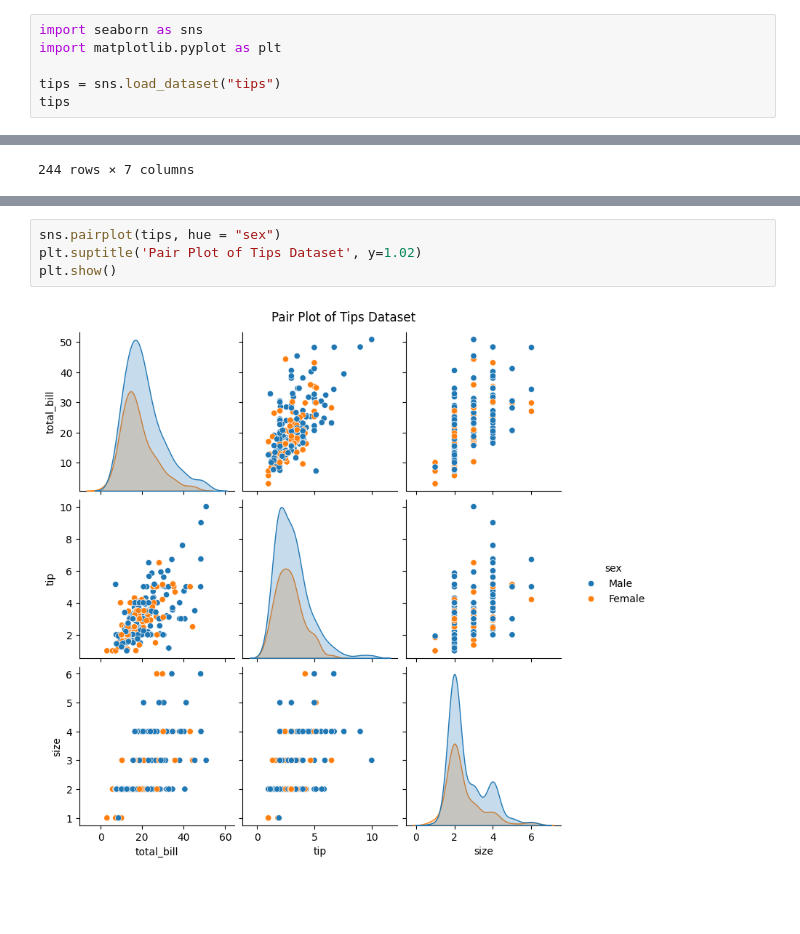
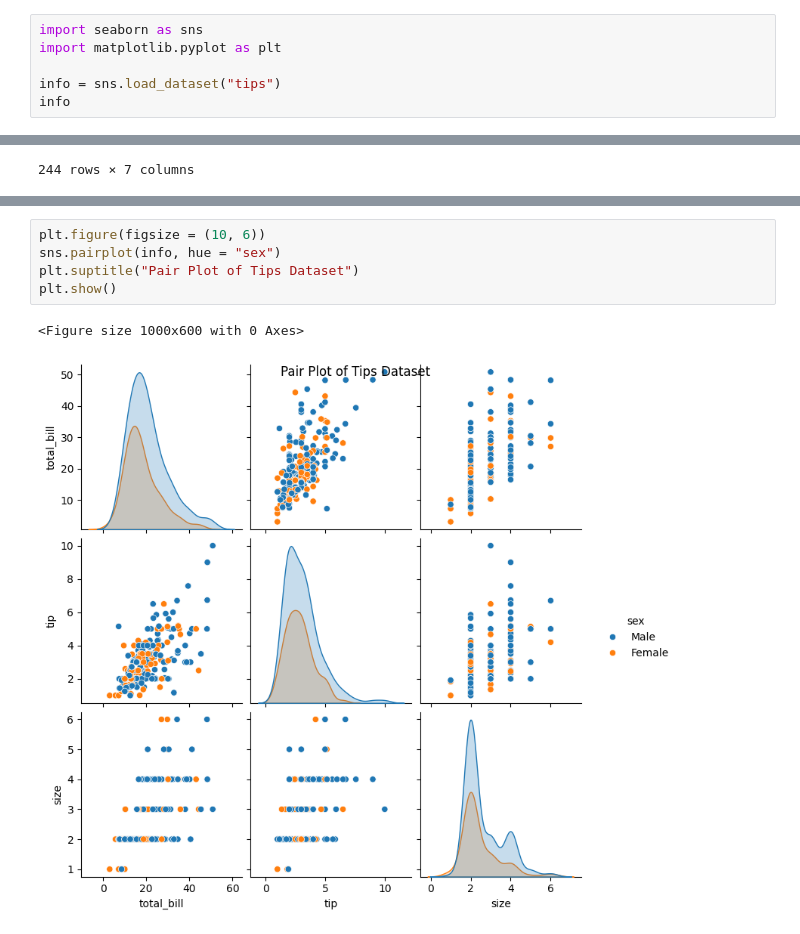
Before and after one commit to Rahmaaaan/DAP, a Jupyter notebook: DAP.ipynb, the cells around one changed output, grey strips where cells are left out. Cells and saved outputs as stored; diff of their text form; blank space fills up the shorter version.

```diff
--- a/DAP.ipynb
+++ b/DAP.ipynb
@@ -489,8 +486,8 @@ Resampled to bleekly Frequency:
 import seaborn as sns
 import matplotlib.pyplot as plt
 
-tips = sns.load_dataset("tips")
-tips
+info = sns.load_dataset("tips")
+info
 # %% [output]
 |  | total_bill | tip | sex | smoker | day | time | size |
 | 0 | 16.99 | 1.01 | Female | No | Sun | Dinner | 2 |
@@ -527,8 +524,10 @@ plt.show()
 # %% [output]
 [figure]
 # %%
-sns.pairplot(tips, hue = "sex")
-plt.suptitle('Pair Plot of Tips Dataset', y=1.02)
+plt.figure(figsize = (10, 6))
+sns.pairplot(info, hue = "sex")
+plt.suptitle("Pair Plot of Tips Dataset")
 plt.show()
 # %% [output]
+<Figure size 1000x600 with 0 Axes>
-[figure, old version]
+[figure, new version]
```
Also changed, not shown: parts of 19 cells of this notebook.
